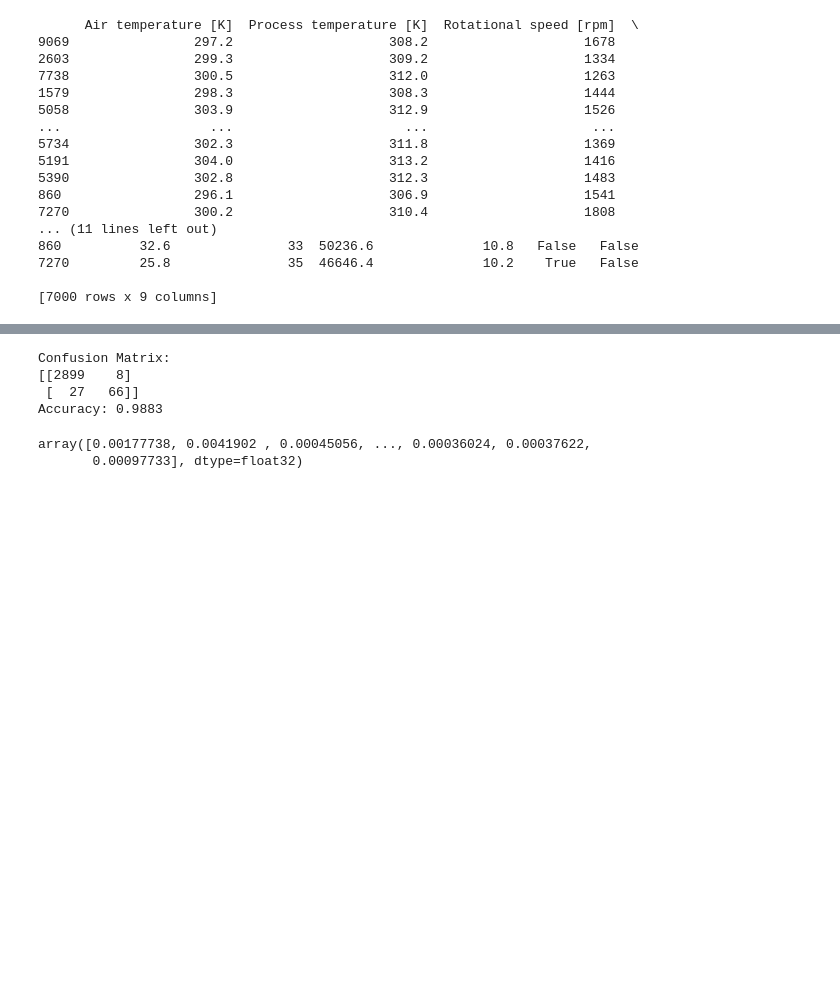
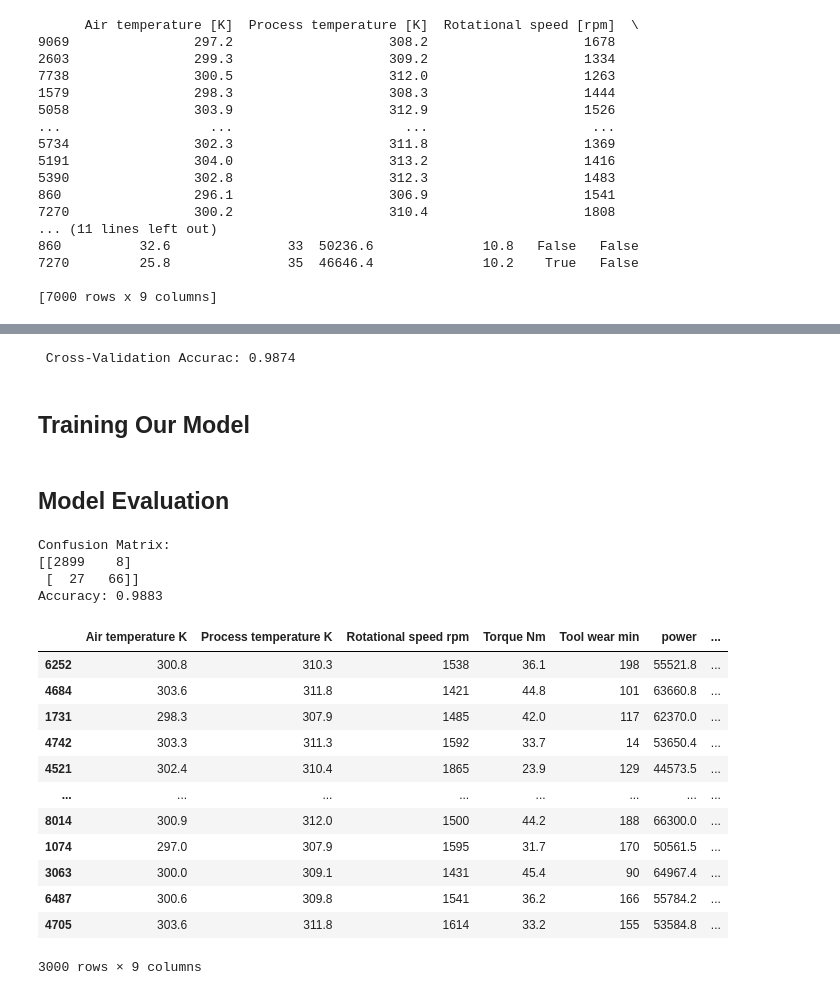
Before and after one commit to O-keita/Predictive-Maintenance-for-Milling-Machine-Failure, a Jupyter notebook: Model.ipynb, the cells around one changed output, grey strips where cells are left out. Drawn from its saved outputs; the diff is of its cells as text; code cells hidden in the pictures; blank space fills up the shorter version.

```diff
--- a/Model.ipynb
+++ b/Model.ipynb
@@ -143,0 +162,17 @@ y_pred = model.predict(dtest)
+# %%
+cv_result =  xgb.cv(params=params, dtrain=dtrain,
+                    num_boost_round=num_boost_round, nfold=5,
+                    metrics="error", seed=42)
+
+
+cv_accuracy = float(1 -  cv_result['test-error-mean'].iloc[-1])
+
+
+
+cv_accuracy
+
+print(f" Cross-Validation Accurac: {cv_accuracy:.4f} ")
+# %% [output]
+ Cross-Validation Accurac: 0.9874
+# %% [markdown]
+## Training Our Model
@@ -144,5 +183,8 @@ y_pred = model.predict(dtest)
+# %% [markdown]
+## Model Evaluation
 # %%
 from sklearn.metrics import confusion_matrix, accuracy_score
+import numpy as np
 
 y_pred_binary = [1 if pred > 0.5 else 0 for pred in y_pred]
 cm = confusion_matrix(y_test, y_pred_binary)
@@ -153,11 +195,25 @@ accuracy = accuracy_score(y_test, y_pred_binary)
 print(f"Accuracy: {accuracy:.4f}")
 
 
-y_pred
+accuracy2 = float(np.sum(y_pred_binary==y_test))/ y_test.shape[0]
 # %% [output]
 Confusion Matrix:
 [[2899    8]
  [  27   66]]
 Accuracy: 0.9883
-array([0.00177738, 0.0041902 , 0.00045056, ..., 0.00036024, 0.00037622,
-       0.00097733], dtype=float32)
+# %%
+X_test
+# %% [output]
+|  | Air temperature K | Process temperature K | Rotational speed rpm | Torque Nm | Tool wear min | power | ... |
+| 6252 | 300.8 | 310.3 | 1538 | 36.1 | 198 | 55521.8 | ... |
+| 4684 | 303.6 | 311.8 | 1421 | 44.8 | 101 | 63660.8 | ... |
+| 1731 | 298.3 | 307.9 | 1485 | 42.0 | 117 | 62370.0 | ... |
+| 4742 | 303.3 | 311.3 | 1592 | 33.7 | 14 | 53650.4 | ... |
+| 4521 | 302.4 | 310.4 | 1865 | 23.9 | 129 | 44573.5 | ... |
+| ... | ... | ... | ... | ... | ... | ... | ... |
+| 8014 | 300.9 | 312.0 | 1500 | 44.2 | 188 | 66300.0 | ... |
+| 1074 | 297.0 | 307.9 | 1595 | 31.7 | 170 | 50561.5 | ... |
+| 3063 | 300.0 | 309.1 | 1431 | 45.4 | 90 | 64967.4 | ... |
+| 6487 | 300.6 | 309.8 | 1541 | 36.2 | 166 | 55784.2 | ... |
+| 4705 | 303.6 | 311.8 | 1614 | 33.2 | 155 | 53584.8 | ... |
+3000 rows × 9 columns
```
Also changed, not shown: parts of 8 cells of this notebook, 4 other files.
